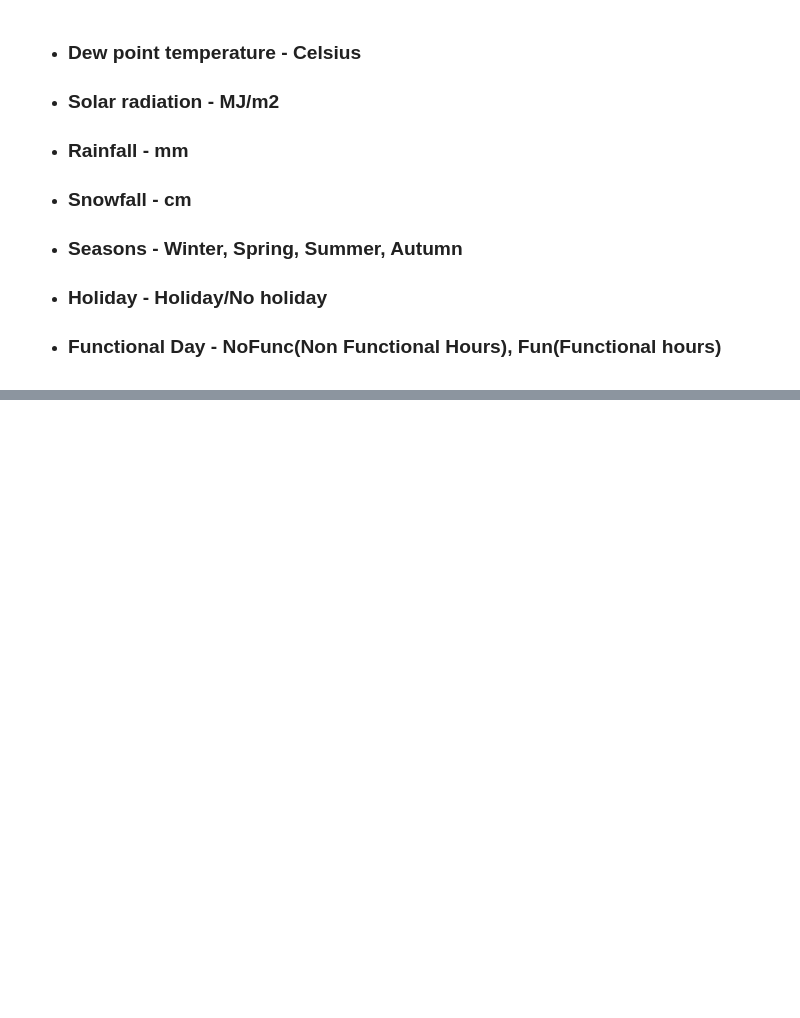
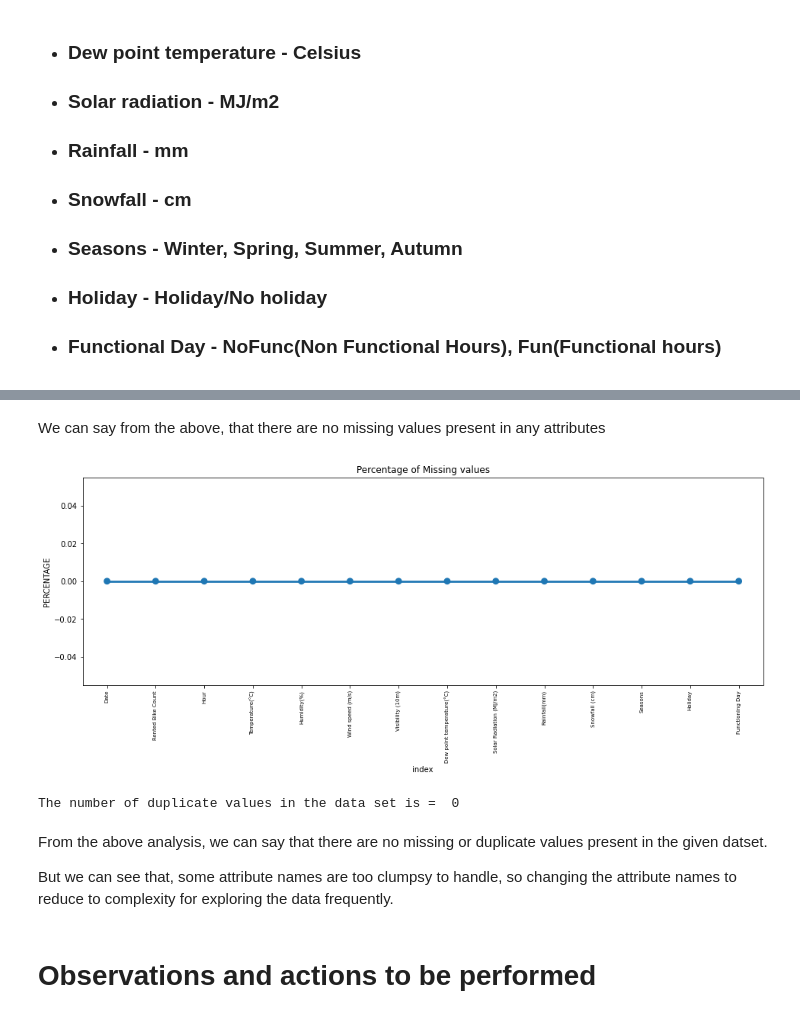
Before and after one commit to ssweta3seal/Seoul_Bike_Sharing, a Jupyter notebook: Bike_Sharing_Demand_Prediction_Capstone_Project.ipynb, the cells around one changed output, grey strips where cells are left out. Saved outputs shown, nothing was run; the diff lists cells and outputs as text; code cells hidden in the pictures; blank space fills up the shorter version.

```diff
--- a/Bike_Sharing_Demand_Prediction_Capstone_Project.ipynb
+++ b/Bike_Sharing_Demand_Prediction_Capstone_Project.ipynb
@@ -356,0 +58,3 @@ bikedata.groupby('Solar Radiation (MJ/m2)').mean()['Rented Bike Count'].plot()
+# %%
+#Reading the file
+bike_data = pd.read_csv("/content/drive/MyDrive/Almabetter/Capstone Projects/Machine Learning Capstone project/REGRESSION/SEOUL BIKE SHARING/SeoulBikeData (1).csv",encoding="unicode_escape")
@@ -356,0 +253,26 @@ bikedata.groupby('Solar Radiation (MJ/m2)').mean()['Rented Bike Count'].plot()
+# %% [markdown]
+We can say from the above, that there are no missing values present in any attributes
+# %%
+#Plotting the missing values
+missing = pd.DataFrame((bike_data.isnull().sum())*100/bike_data.shape[0]).reset_index()
+plt.figure(figsize=(16,5))
+ax = sns.pointplot('index',0,data=missing)
+plt.xticks(rotation =90,fontsize =7)
+plt.title("Percentage of Missing values")
+plt.ylabel("PERCENTAGE")
+plt.show()
+# %% [output]
+[figure, added]
+# %%
+# Checking Duplicate Values
+duplicate_values=len(bike_data[bike_data.duplicated()])
+print("The number of duplicate values in the data set is = ",duplicate_values)
+# %% [output]
+The number of duplicate values in the data set is =  0
+# %% [markdown]
+From the above analysis, we can say that there are no missing or duplicate values present in the given datset.
+
+But we can see that, some attribute names are too clumpsy to handle,
+so changing the attribute names to reduce to complexity for exploring the data frequently.
+# %% [markdown]
+# **Observations and actions to be performed**
```
Also changed, not shown: parts of 223 cells of this notebook.
